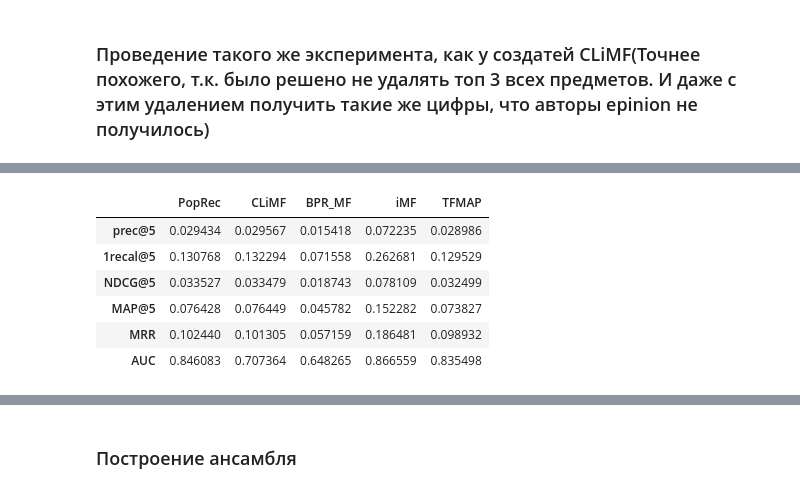
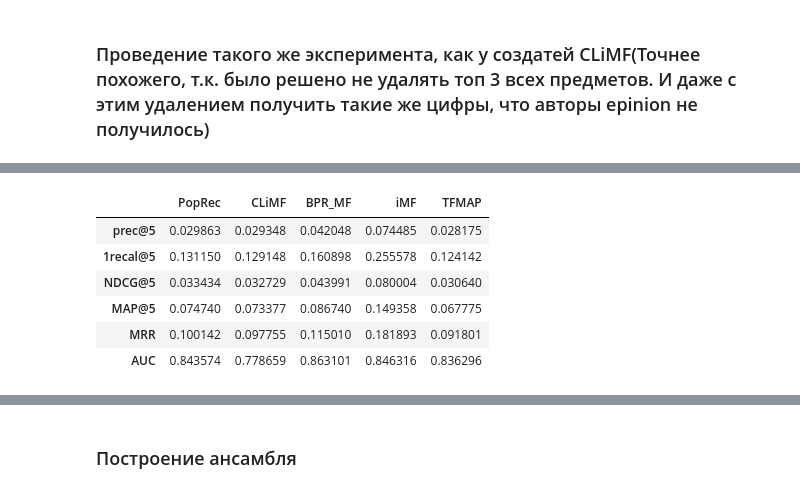
Before and after one commit to egorkudr1/diploma, a Jupyter notebook: rank_experiments_inverse.ipynb, the cells around one changed output, grey strips where cells are left out. Cells and saved outputs as stored; diff of their text form; code cells hidden in the pictures.

```diff
--- a/rank_experiments_inverse.ipynb
+++ b/rank_experiments_inverse.ipynb
@@ -50,18 +53,25 @@ def create_list_cf(user_item):
 
 #         rank.CLiMF(user_item, K=5, reg=0.01, lrate=0.1, verbose=0, maxiter=10),
 #         rank.CLiMF(user_item, K=5, reg=0.01, lrate=0.01, verbose=0, maxiter=10),
-        rank.CLiMF(user_item, K=5, reg=0.01, lrate=0.001, verbose=0, maxiter=10),
-#         rank.CLiMF(user_item, K=15, reg=0.001, lrate=0.1, verbose=0, maxiter=10),
-        rank.BPR_MF(user_item, K = 20, lrate=0.012, regIpos=0.012,
-                                  regIneg=0.012, regU=0.012, maxiter=20, verbose=0 ),
+#         rank.CLiMF(user_item, K=5, reg=0.01, lrate=0.001, verbose=0, maxiter=10),
+
+        rank.CLiMF(user_item, K=10, reg=0.005, lrate=0.001, verbose=0, maxiter=15),
+#         rank.BPR_MF(user_item, K = 10, lrate=0.012, regIpos=0.012,
+#                                   regIneg=0.012, regU=0.012, maxiter=60, verbose=0 ),
+#         rank.BPR_MF(user_item, K = 10, lrate=0.02, regIpos=0.012,
+#                                   regIneg=0.012, regU=0.012, maxiter=60, verbose=0 ),
+        rank.BPR_MF(user_item, K = 10, lrate=0.05, regIpos=0.0025,
+                                  regIneg=0.0025, regU=0.0025, maxiter=300, verbose=0 ),
 
 #         rank.CLiMF(user_item, K=10, reg=0.001, lrate=0.1, verbose=0, maxiter=10),
 #         rank.CLiMF(user_item, K=10, reg=0.001, lrate=0.001, verbose=0, maxiter=10),
 #         rankingmethod.BPR_MF(user_item, K = 20, lrate=0.012, regIpos=0.012,
 #                                   regIneg=0.012, regU=0.012, maxiter=4, verbose=0 ),
-        rankingmethod.iMF(user_item, K=10, lmbd=0.01, alpha=40, maxiter=30, verbose=0),
-        rankingmethod.TFMAP(user_item, lrate=0.01, maxiter=10),
-#         rank.TFMAP(user_item, lrate=0.01, maxiter=20)
+#          rankingmethod.iMF(user_item, K=10, lmbd=0.01, alpha=40, maxiter=30, verbose=0),
+
+         rankingmethod.iMF(user_item, K=10, lmbd=0.015, alpha=1, maxiter=15, verbose=0),
+#         rankingmethod.TFMAP(user_item, lrate=0.01, maxiter=10),
+        rank.TFMAP(user_item, lrate=0.01, maxiter=20)
     ]
     return list_cf#[list_cf[i] for i in index]
 # %% [markdown]
@@ -161,11 +161,11 @@ climf_experiment(slashdot, create_list_cf(slashdot_shape), K=0.1, maxiter=3, top
 # %%
-climf_experiment(slashdot, create_list_cf(slashdot_shape), K=0.2, maxiter=3, topK=5,  verbose=0)
+climf_experiment(slashdot, create_list_cf(slashdot_shape), K=0.2, maxiter=1, topK=5,  verbose=0)
 # %% [output]
 |  | PopRec | CLiMF | BPR_MF | iMF | TFMAP |
-| prec@5 | 0.029434 | 0.029567 | 0.015418 | 0.072235 | 0.028986 |
-| 1recal@5 | 0.130768 | 0.132294 | 0.071558 | 0.262681 | 0.129529 |
-| NDCG@5 | 0.033527 | 0.033479 | 0.018743 | 0.078109 | 0.032499 |
-| MAP@5 | 0.076428 | 0.076449 | 0.045782 | 0.152282 | 0.073827 |
-| MRR | 0.102440 | 0.101305 | 0.057159 | 0.186481 | 0.098932 |
-| AUC | 0.846083 | 0.707364 | 0.648265 | 0.866559 | 0.835498 |
+| prec@5 | 0.029863 | 0.029348 | 0.042048 | 0.074485 | 0.028175 |
+| 1recal@5 | 0.131150 | 0.129148 | 0.160898 | 0.255578 | 0.124142 |
+| NDCG@5 | 0.033434 | 0.032729 | 0.043991 | 0.080004 | 0.030640 |
+| MAP@5 | 0.074740 | 0.073377 | 0.086740 | 0.149358 | 0.067775 |
+| MRR | 0.100142 | 0.097755 | 0.115010 | 0.181893 | 0.091801 |
+| AUC | 0.843574 | 0.778659 | 0.863101 | 0.846316 | 0.836296 |
 # %%
```
Also changed, not shown: parts of 24 cells of this notebook, 24 other files.
